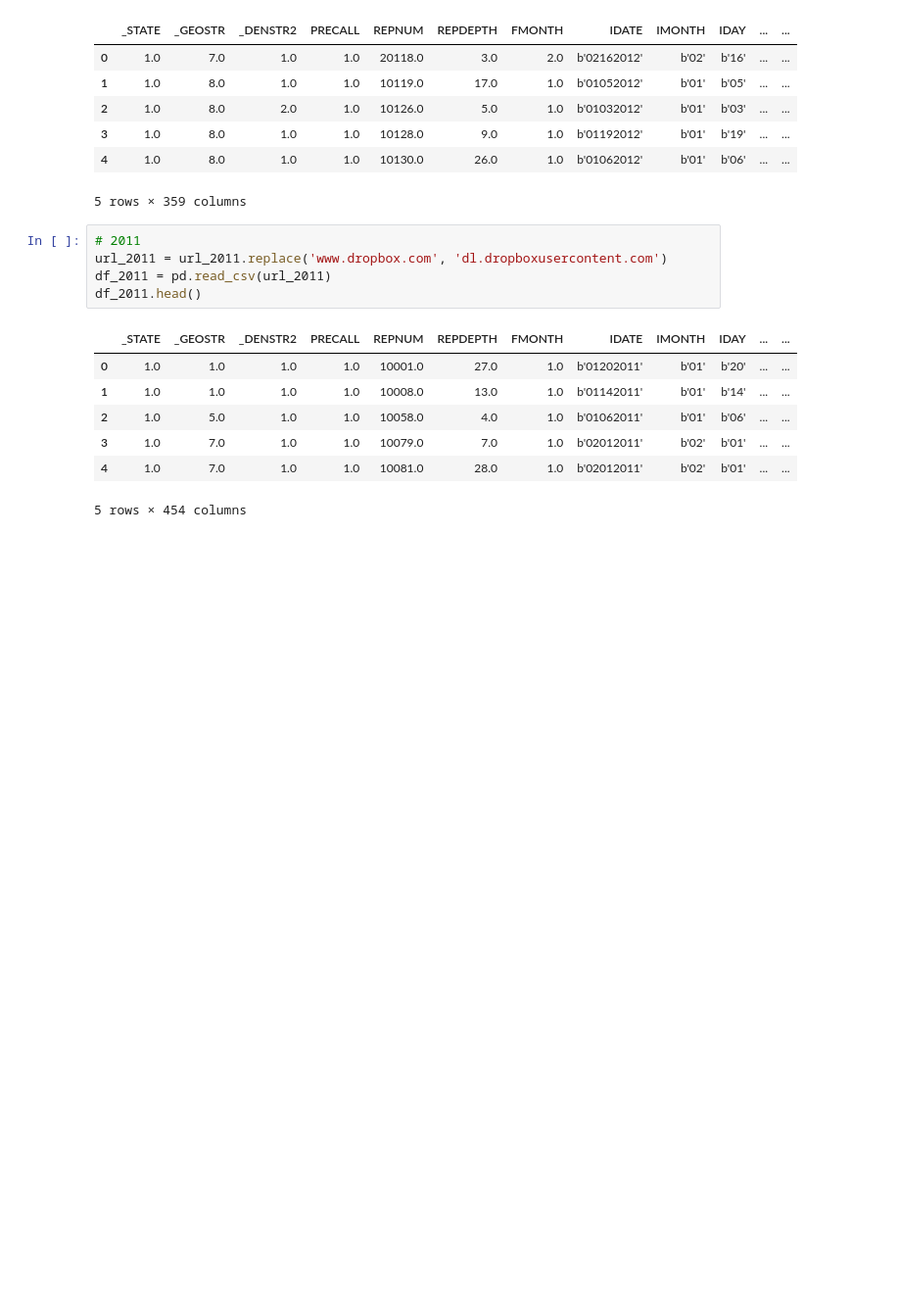
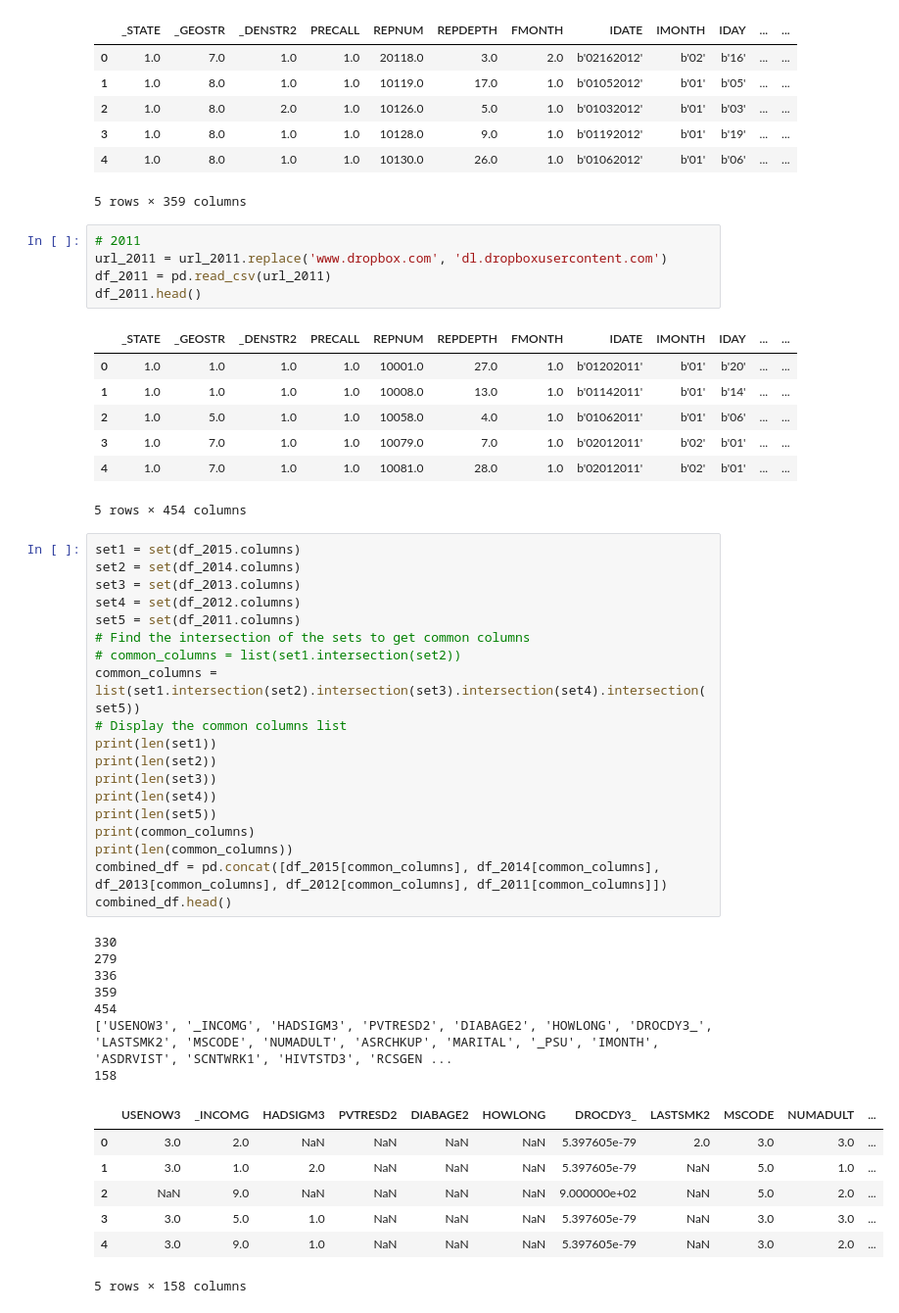
Before and after one commit to kkruel8100/Diabetes-Machine-Learning, a Jupyter notebook: main.ipynb, the cells around one changed output. Shown at 98% size. Saved outputs shown, nothing was run; the diff lists cells and outputs as text; blank space fills up the shorter version.

Commit message:
group-work Combined dataframes, drop columns, add csv export

```diff
--- a/main.ipynb
+++ b/main.ipynb
@@ -76,3 +76,37 @@ df_2011.head()
 | 3 | 1.0 | 7.0 | 1.0 | 1.0 | 10079.0 | 7.0 | 1.0 | b'02012011' | b'02' | b'01' | ... | ... |
 | 4 | 1.0 | 7.0 | 1.0 | 1.0 | 10081.0 | 28.0 | 1.0 | b'02012011' | b'02' | b'01' | ... | ... |
 5 rows × 454 columns
+# %%
+set1 = set(df_2015.columns)
+set2 = set(df_2014.columns)
+set3 = set(df_2013.columns)
+set4 = set(df_2012.columns)
+set5 = set(df_2011.columns)
+# Find the intersection of the sets to get common columns
+# common_columns = list(set1.intersection(set2))
+common_columns = list(set1.intersection(set2).intersection(set3).intersection(set4).intersection(set5))
+# Display the common columns list
+print(len(set1))
+print(len(set2))
+print(len(set3))
+print(len(set4))
+print(len(set5))
+print(common_columns)
+print(len(common_columns))
+combined_df = pd.concat([df_2015[common_columns], df_2014[common_columns], df_2013[common_columns], df_2012[common_columns], df_2011[common_columns]])
+combined_df.head()
+# %% [output]
+330
+279
+336
+359
+454
+['USENOW3', '_INCOMG', 'HADSIGM3', 'PVTRESD2', 'DIABAGE2', 'HOWLONG', 'DROCDY3_', 'LASTSMK2', 'MSCODE', 'NUMADULT', 'ASRCHKUP', 'MARITAL', '_PSU', 'IMONTH', 'ASDRVIST', 'SCNTWRK1', 'HIVTSTD3', 'RCSGEN ...
+158
+|  | USENOW3 | _INCOMG | HADSIGM3 | PVTRESD2 | DIABAGE2 | HOWLONG | DROCDY3_ | LASTSMK2 | MSCODE | NUMADULT | ... |
+| 0 | 3.0 | 2.0 | NaN | NaN | NaN | NaN | 5.397605e-79 | 2.0 | 3.0 | 3.0 | ... |
+| 1 | 3.0 | 1.0 | 2.0 | NaN | NaN | NaN | 5.397605e-79 | NaN | 5.0 | 1.0 | ... |
+| 2 | NaN | 9.0 | NaN | NaN | NaN | NaN | 9.000000e+02 | NaN | 5.0 | 2.0 | ... |
+| 3 | 3.0 | 5.0 | 1.0 | NaN | NaN | NaN | 5.397605e-79 | NaN | 3.0 | 3.0 | ... |
+| 4 | 3.0 | 9.0 | 1.0 | NaN | NaN | NaN | 5.397605e-79 | NaN | 3.0 | 2.0 | ... |
+5 rows × 158 columns
```
Also changed, not shown: parts of 2 cells of this notebook, 1 other file.
